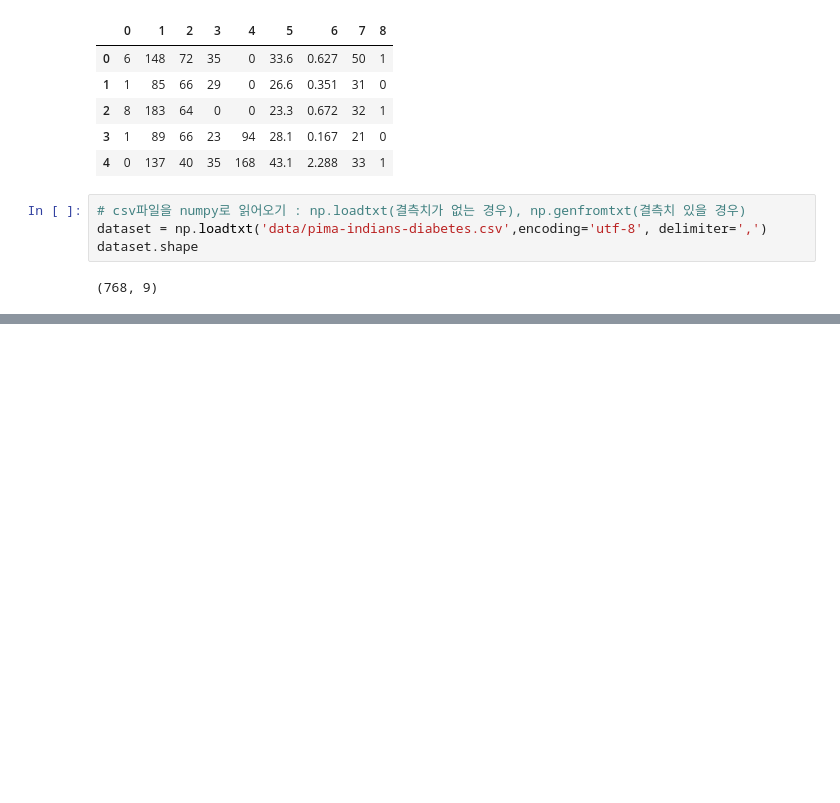
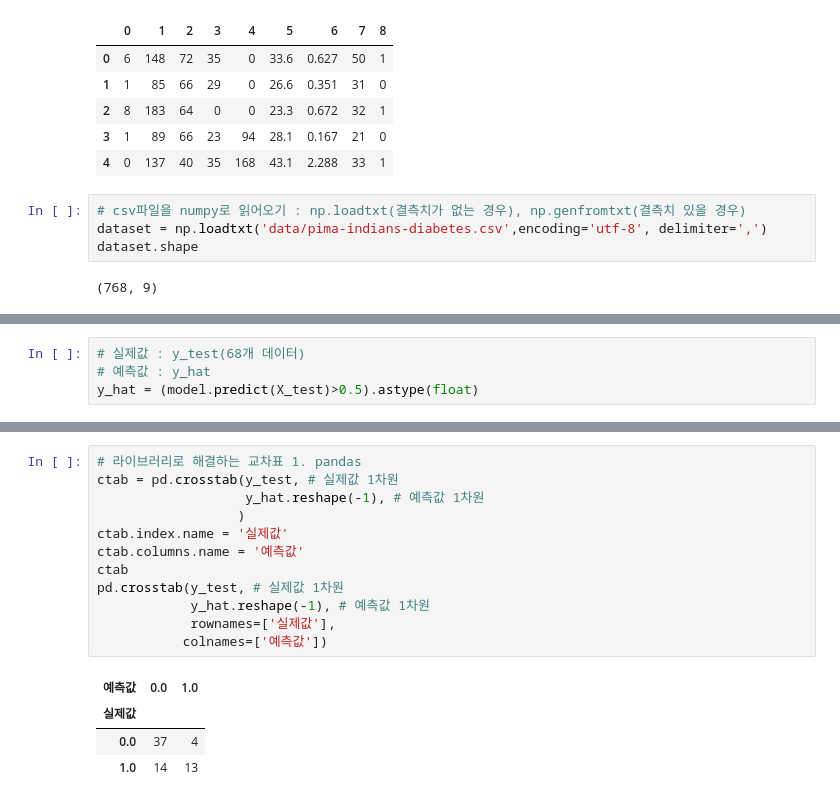
Before and after one commit to devna0111/ai_x, a Jupyter notebook: source/05_DeepLearning/ch06_피마인디언_당뇨병발병예측(로지스틱회귀분석=이진분류,분류분석).ipynb, the cells around one changed output, grey strips where cells are left out. Drawn from its saved outputs; the diff is of its cells as text; blank space fills up the shorter version.

```diff
--- a/source/05_DeepLearning/ch06_피마인디언_당뇨병발병예측(로지스틱회귀분석=이진분류,분류분석).ipynb
+++ b/source/05_DeepLearning/ch06_피마인디언_당뇨병발병예측(로지스틱회귀분석=이진분류,분류분석).ipynb
@@ -80,0 +167,4 @@ X_train.shape, y_train.shape, X_test.shape,y_test.shape
+# %%
+# 실제값 : y_test(68개 데이터)
+# 예측값 : y_hat
+y_hat = (model.predict(X_test)>0.5).astype(float)
@@ -80,0 +194,17 @@ X_train.shape, y_train.shape, X_test.shape,y_test.shape
+# %%
+# 라이브러리로 해결하는 교차표 1. pandas
+ctab = pd.crosstab(y_test, # 실제값 1차원
+                   y_hat.reshape(-1), # 예측값 1차원
+                  )
+ctab.index.name = '실제값'
+ctab.columns.name = '예측값'
+ctab
+pd.crosstab(y_test, # 실제값 1차원
+            y_hat.reshape(-1), # 예측값 1차원
+            rownames=['실제값'],
+           colnames=['예측값'])
+# %% [output]
+| 예측값 | 0.0 | 1.0 |
+| 실제값 |  |  |
+| 0.0 | 37 | 4 |
+| 1.0 | 14 | 13 |
```
Also changed, not shown: parts of 48 cells of this notebook, 13 other files.
